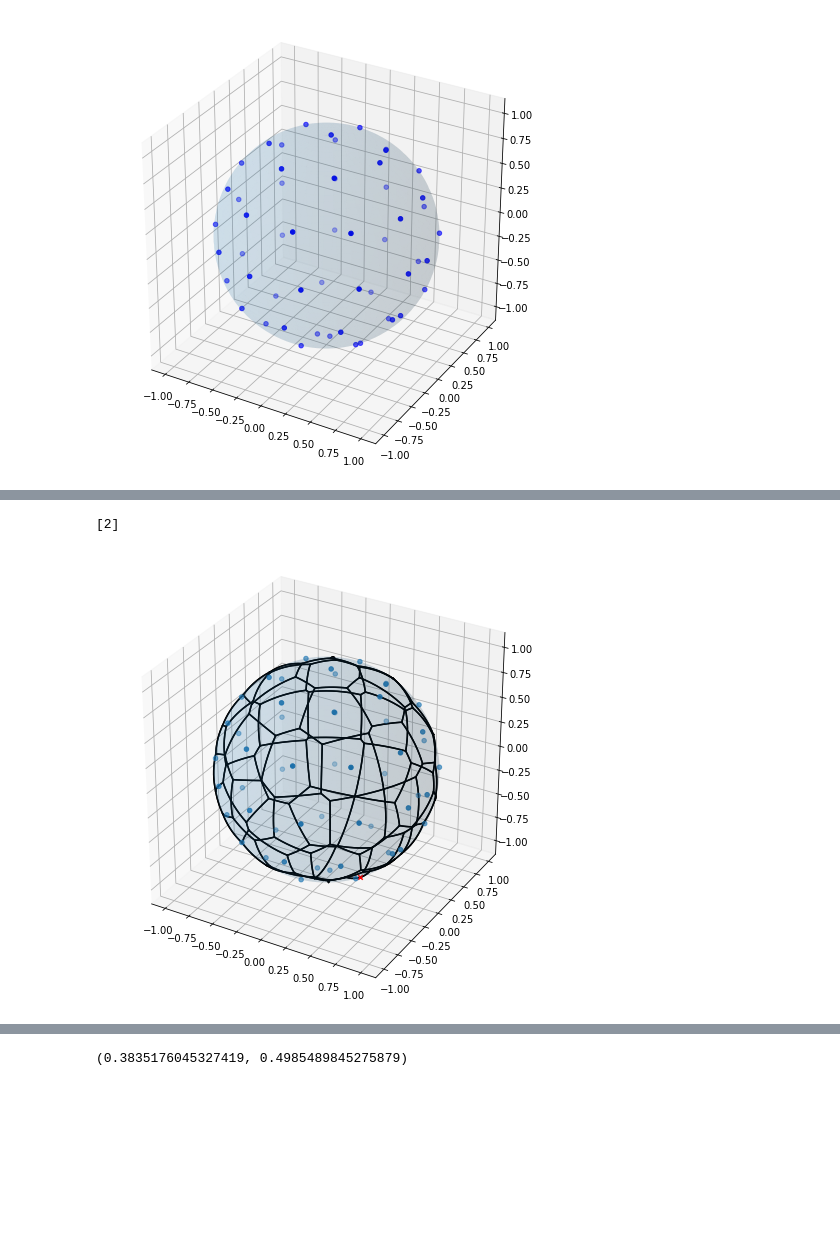
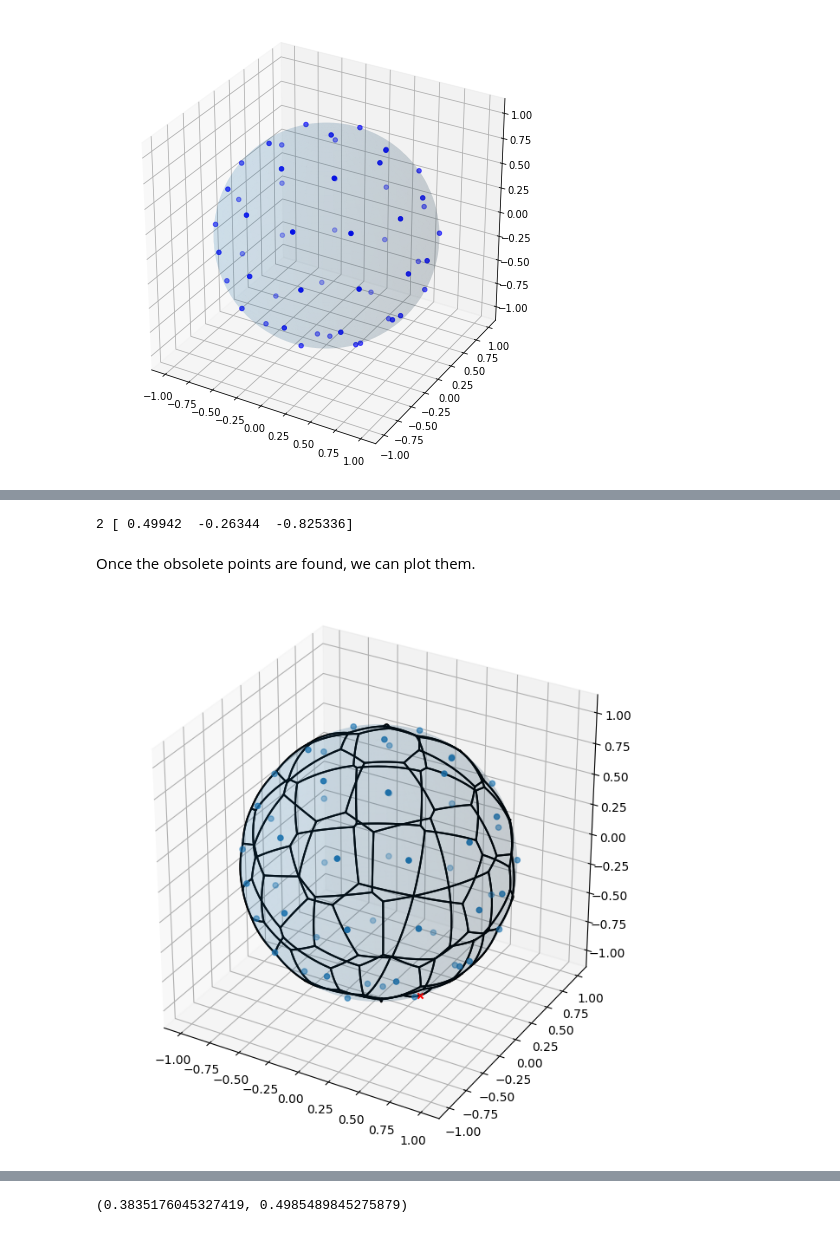
Before and after one commit to noahnovsak/tda-sensors, a Jupyter notebook: sensors.ipynb, the cells around one changed output, grey strips where cells are left out. Drawn from its saved outputs; the diff is of its cells as text; code cells hidden in the pictures; blank space fills up the shorter version.

```diff
--- a/sensors.ipynb
+++ b/sensors.ipynb
@@ -97,0 +438,24 @@ compute_radii(points)
+# %%
+def compute_radii(points, coverage='spherical_voronoi', connectivity='persistence_diagram'):
+    if coverage == 'spherical_voronoi':
+        sv = SphericalVoronoi(points)
+        sv.sort_vertices_of_regions()
+        R = max(distance_matrix(np.array([point]),
+                                sv.vertices[sv.regions[i]]).max()
+                for i, point in enumerate(sv.points))
+    elif coverage == 'cech':
+        R = cech_coverage_radius(points, radii)
+    elif coverage == 'alpha':
+        R = alpha_coverage_radius(points)
+    else:
+        raise ValueError('coverage must be one of "spherical_voronoi", "cech" or "alpha"')
+
+    if connectivity == 'persistence_diagram':
+        diagram = ripser(points)['dgms'][0]
+        r = diagram[diagram[:, 1] < float('inf')].max()
+    elif connectivity == 'rips':
+        r = rips_connectivity_radius(points)
+    else:
+        raise ValueError('connectivity must be one of "persistence_diagram" or "rips"')
+
+    return R, r
@@ -98,10 +478,11 @@ compute_radii(points)
 # %%
-def find_obsolete(points):
-    R, r = compute_radii(points)
+def find_obsolete(points, coverage='spherical_voronoi', connectivity='persistence_diagram'):
+    R, r = compute_radii(points, coverage=coverage, connectivity=connectivity)
     obsolete = []
-    for i in range(len(points)):
+    for i in range(len(points)-1):
         points_without = np.delete(points, i, axis=0)
-        R_without, r_without = compute_radii(points_without)
+        R_without, r_without = compute_radii(points_without, coverage=coverage, connectivity=connectivity)
+        # if R_without <= R and r_without <= r:
         if np.allclose([R_without, r_without], [R, r]):
             obsolete.append(i)
     n = len(obsolete)
@@ -109,20 +490,23 @@ def find_obsolete(points):
         obsolete_combinations = []
         for comb in chain.from_iterable(combinations(obsolete, i + 1) for i in range(n)):
             points_without = np.delete(points, comb, axis=0)
-            R_without, r_without = compute_radii(points_without)
+            R_without, r_without = compute_radii(points_without, coverage=coverage, connectivity=connectivity)
             if np.allclose([R_without, r_without], [R, r]):
                 obsolete_combinations.append(comb)
         obsolete += obsolete_combinations
     return obsolete
 # %%
-find_obsolete(points)
+obs_arg = find_obsolete(points, coverage='alpha', connectivity='persistence_diagram')
+obsolete = points[obs_arg]
+for i in obs_arg:
+    print(i, points[i])
 # %% [output]
-[2]
+2 [ 0.49942  -0.26344  -0.825336]
+# %% [markdown]
+Once the obsolete points are found, we can plot them.
 # %%
 sv = SphericalVoronoi(points)
 sv.sort_vertices_of_regions()
-obs_arg = find_obsolete(points)
-obsolete = points[obs_arg]
 necessary = np.delete(points, obs_arg, axis=0)
 
 fig = plt.figure(figsize=(8, 8))
@@ -133,31 +517,31 @@ v = np.linspace(0, np.pi, 100)
 ax.plot_surface(np.outer(np.cos(u), np.sin(v)),
                 np.outer(np.sin(u), np.sin(v)),
                 np.outer(np.ones(np.size(u)), np.cos(v)),
                 alpha=.1)
 
 ax.scatter(necessary[:, 0],
            necessary[:, 1],
            necessary[:, 2])
 ax.scatter(obsolete[:, 0],
            obsolete[:, 1],
            obsolete[:, 2],
            c='r', marker='x')
 
 # ax.scatter(sv.vertices[:, 0], sv.vertices[:, 1], sv.vertices[:, 2])
 
 t = np.linspace(0, 1, 10)
 for region in sv.regions:
     n = len(region)
     for i in range(n):
         start = sv.vertices[region][i]
         end = sv.vertices[region][(i + 1) % n]
         result = geometric_slerp(start, end, t)
         ax.plot(result[..., 0],
                 result[..., 1],
                 result[..., 2],
                 c='k')
 
 plt.gca().set_aspect('equal')
 plt.show()
 # %% [output]
-[figure, old version]
+[figure, new version]
```
Also changed, not shown: parts of 41 cells of this notebook.
